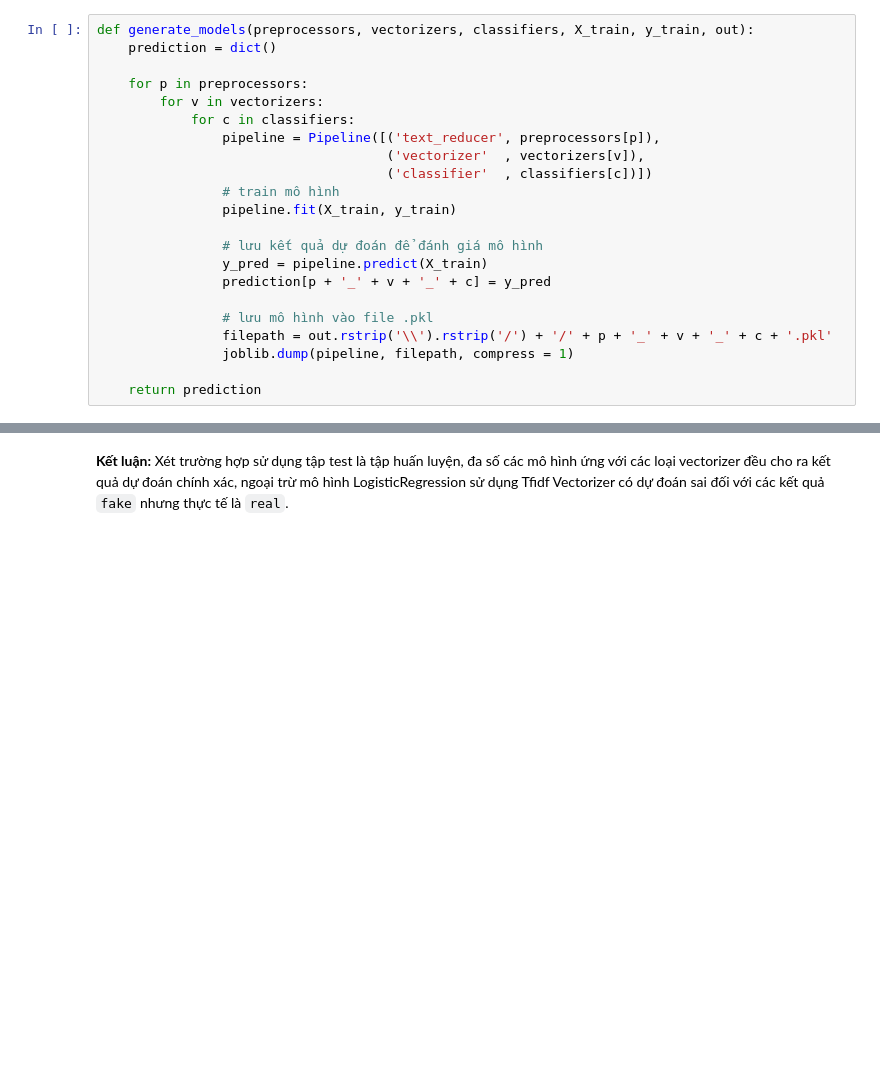
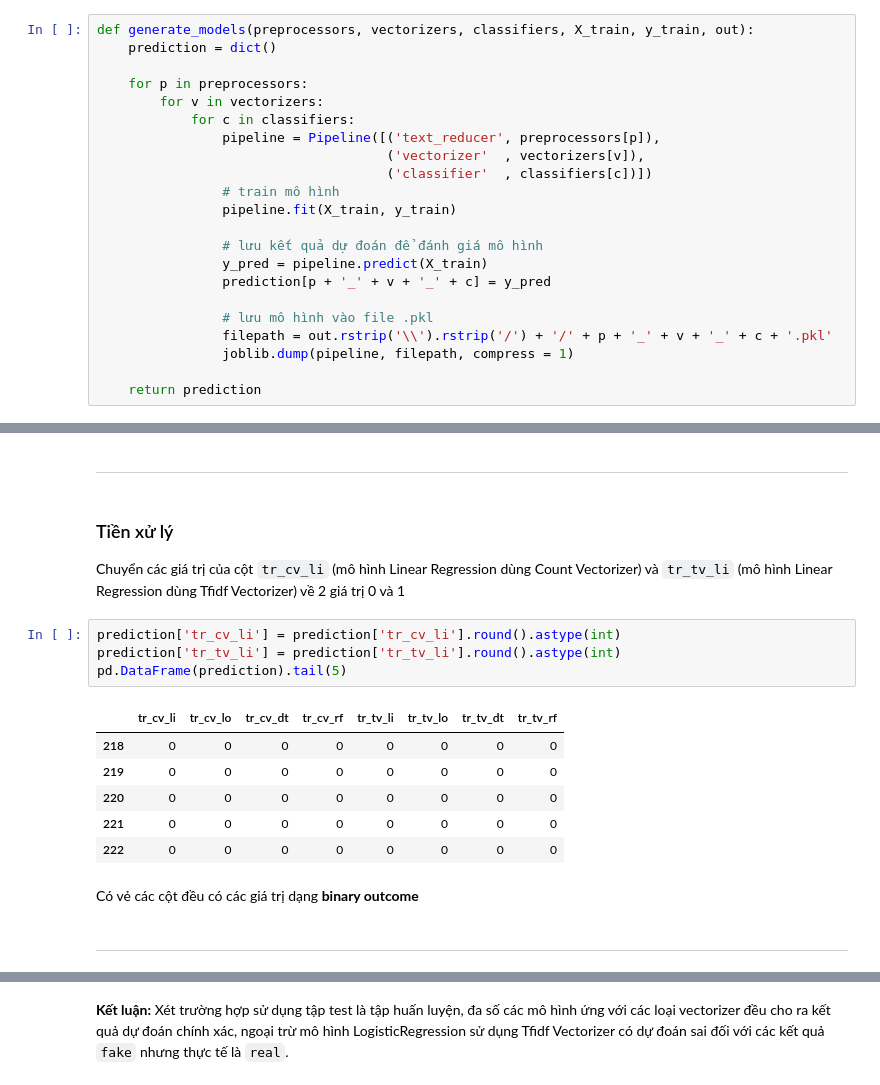
Before and after one commit to LeKiet258/DS-Project03-Fake-News-Detection, a Jupyter notebook: Project_3.ipynb, the cells around one changed output, grey strips where cells are left out. Saved outputs shown, nothing was run; the diff lists cells and outputs as text; blank space fills up the shorter version.

```diff
--- a/Project_3.ipynb
+++ b/Project_3.ipynb
@@ -235,3 +241,24 @@ prediction # chạy khoảng ~5p
+# %% [markdown]
+---
+# %% [markdown]
+### Tiền xử lý
+
+Chuyển các giá trị của cột `tr_cv_li` (mô hình Linear Regression dùng Count Vectorizer) và `tr_tv_li` (mô hình Linear Regression dùng Tfidf Vectorizer) về 2 giá trị 0 và 1
+# %%
+prediction['tr_cv_li'] = prediction['tr_cv_li'].round().astype(int)
+prediction['tr_tv_li'] = prediction['tr_tv_li'].round().astype(int)
+pd.DataFrame(prediction).tail(5)
+# %% [output]
+|  | tr_cv_li | tr_cv_lo | tr_cv_dt | tr_cv_rf | tr_tv_li | tr_tv_lo | tr_tv_dt | tr_tv_rf |
+| 218 | 0 | 0 | 0 | 0 | 0 | 0 | 0 | 0 |
+| 219 | 0 | 0 | 0 | 0 | 0 | 0 | 0 | 0 |
+| 220 | 0 | 0 | 0 | 0 | 0 | 0 | 0 | 0 |
+| 221 | 0 | 0 | 0 | 0 | 0 | 0 | 0 | 0 |
+| 222 | 0 | 0 | 0 | 0 | 0 | 0 | 0 | 0 |
+# %% [markdown]
+Có vẻ các cột đều có các giá trị dạng **binary outcome**
+# %% [markdown]
+---
 # %% [markdown]
 ### Đánh giá mô hình bằng Confusion Matrix
 
```
Also changed, not shown: parts of 12 cells of this notebook.
